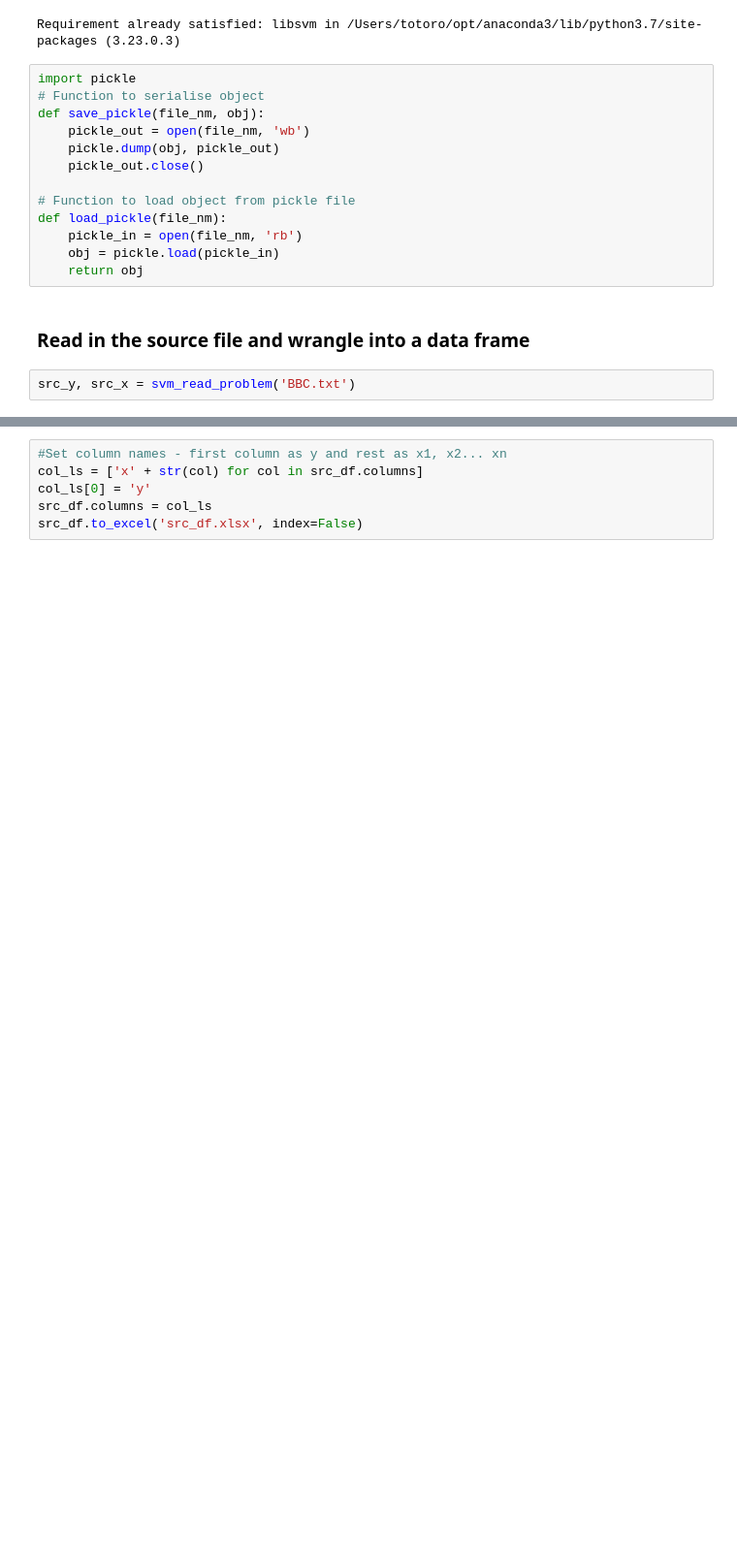
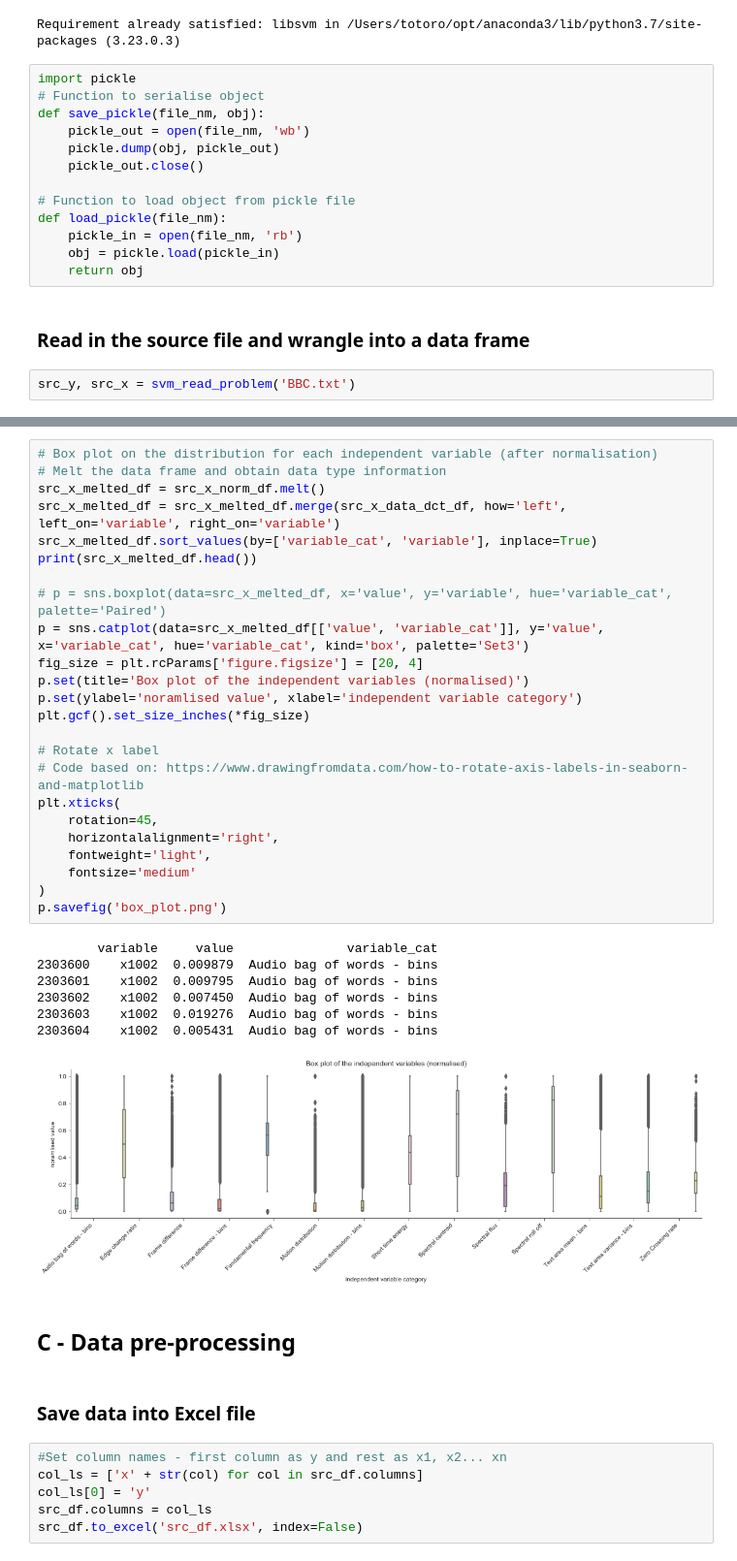
Before and after one commit to aaltrock/EDA, a Jupyter notebook: Coursework - Commercial/commericial_src_data_prep.ipynb, the cells around one changed output, grey strips where cells are left out. Shown at 97% size. Cells and saved outputs as stored; diff of their text form; blank space fills up the shorter version.

```diff
--- a/Coursework - Commercial/commericial_src_data_prep.ipynb
+++ b/Coursework - Commercial/commericial_src_data_prep.ipynb
@@ -52,3 +283,39 @@ src_df.tail(10)
+# %%
+# Box plot on the distribution for each independent variable (after normalisation)
+# Melt the data frame and obtain data type information
+src_x_melted_df = src_x_norm_df.melt()
+src_x_melted_df = src_x_melted_df.merge(src_x_data_dct_df, how='left', left_on='variable', right_on='variable')
+src_x_melted_df.sort_values(by=['variable_cat', 'variable'], inplace=True)
+print(src_x_melted_df.head())
+
+# p = sns.boxplot(data=src_x_melted_df, x='value', y='variable', hue='variable_cat', palette='Paired')
+p = sns.catplot(data=src_x_melted_df[['value', 'variable_cat']], y='value', x='variable_cat', hue='variable_cat', kind='box', palette='Set3')
+fig_size = plt.rcParams['figure.figsize'] = [20, 4]
+p.set(title='Box plot of the independent variables (normalised)')
+p.set(ylabel='noramlised value', xlabel='independent variable category')
+plt.gcf().set_size_inches(*fig_size)
+
+# Rotate x label
+# Code based on: https://www.drawingfromdata.com/how-to-rotate-axis-labels-in-seaborn-and-matplotlib
+plt.xticks(
+    rotation=45,
+    horizontalalignment='right',
+    fontweight='light',
+    fontsize='medium'
+)
+p.savefig('box_plot.png')
+# %% [output]
+        variable     value               variable_cat
+2303600    x1002  0.009879  Audio bag of words - bins
+2303601    x1002  0.009795  Audio bag of words - bins
+2303602    x1002  0.007450  Audio bag of words - bins
+2303603    x1002  0.019276  Audio bag of words - bins
+2303604    x1002  0.005431  Audio bag of words - bins
+[figure, added]
+# %% [markdown]
+## C - Data pre-processing
+# %% [markdown]
+### Save data into Excel file
 # %%
 #Set column names - first column as y and rest as x1, x2... xn
 col_ls = ['x' + str(col) for col in src_df.columns]
```
Also changed, not shown: parts of 15 cells of this notebook, 8 other files.
